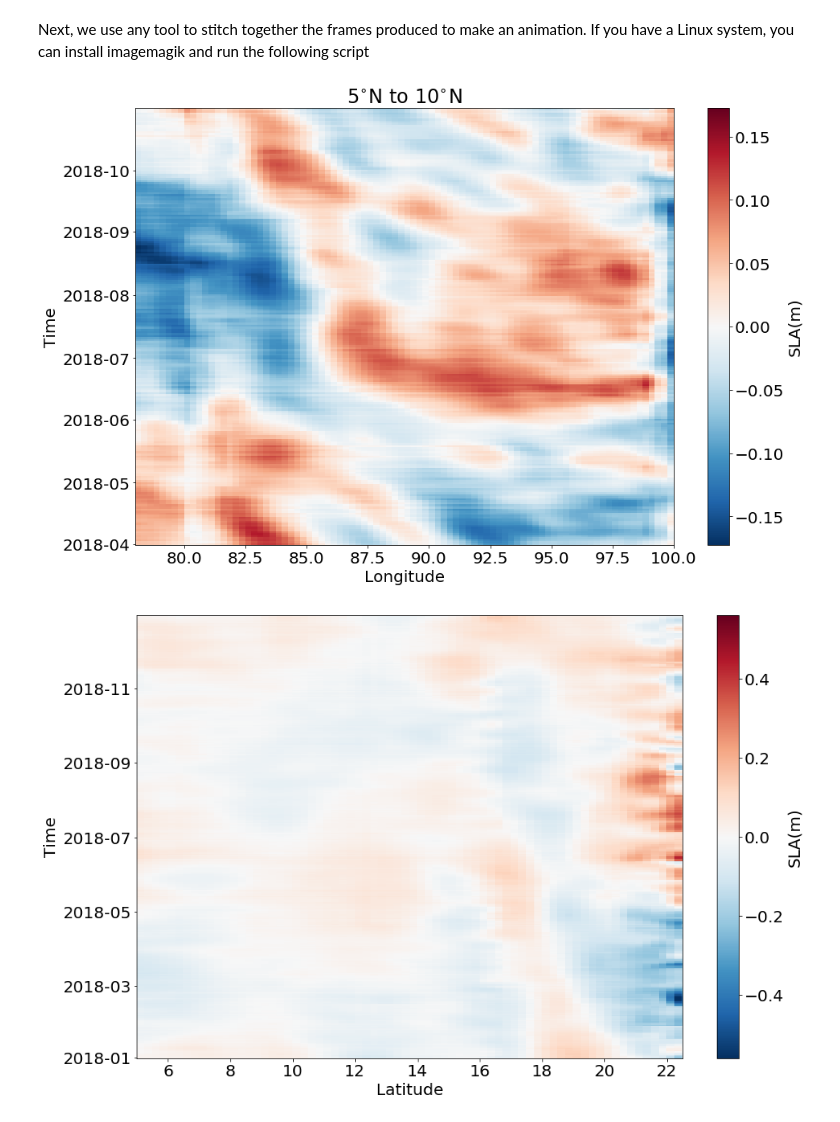
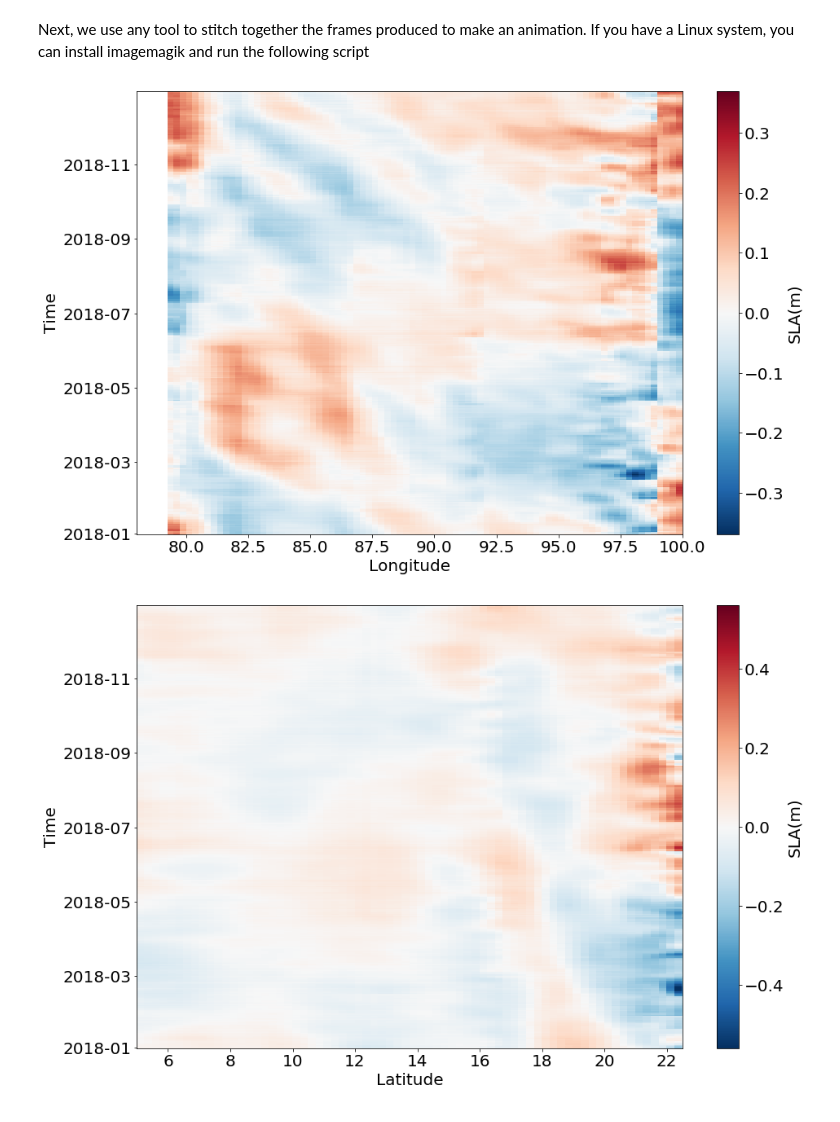
Before and after one commit to adityarn/ICTS_OMMBOB_2019, a Jupyter notebook: SLA_analysis.ipynb, the cells around one changed output. Cells and saved outputs as stored; diff of their text form; code cells hidden in the pictures.

```diff
--- a/SLA_analysis.ipynb
+++ b/SLA_analysis.ipynb
@@ -117,13 +117,14 @@ Next, we use any tool to stitch together the frames produced to make an animatio
 # %%
 plt.figure(figsize=(15,10))
 #ax = plt.subplot(projection = crs.PlateCarree())
-sla_anom_plt = sla_anom.sel(latitude=slice(5, 10), time=slice("2018-04-01", "2018-10-31")).mean(dim="latitude").plot()
+sla_anom_plt = sla_anom.sel(latitude=slice(10, 25), time=slice("2018-01-01", "2018-12-31")).mean(dim="latitude").plot()
 #plt.colorbar(sla_anom_plt)
-plt.title("$5^{\circ}$N to $10^{\circ}$N")
+#plt.title("$5^{\circ}$N to $10^{\circ}$N")
 plt.xlabel("Longitude")
-plt.savefig("./plots/sla_lon_time_hovmoller.png")
+plt.show()
+#plt.savefig("./plots/sla_lon_time_hovmoller.png")
 # %% [output]
-[figure, old version]
+[figure, new version]
 # %%
 plt.figure(figsize=(15,10))
 #ax = plt.subplot(projection = crs.PlateCarree())
```
Also changed, not shown: parts of 1 cell of this notebook.
